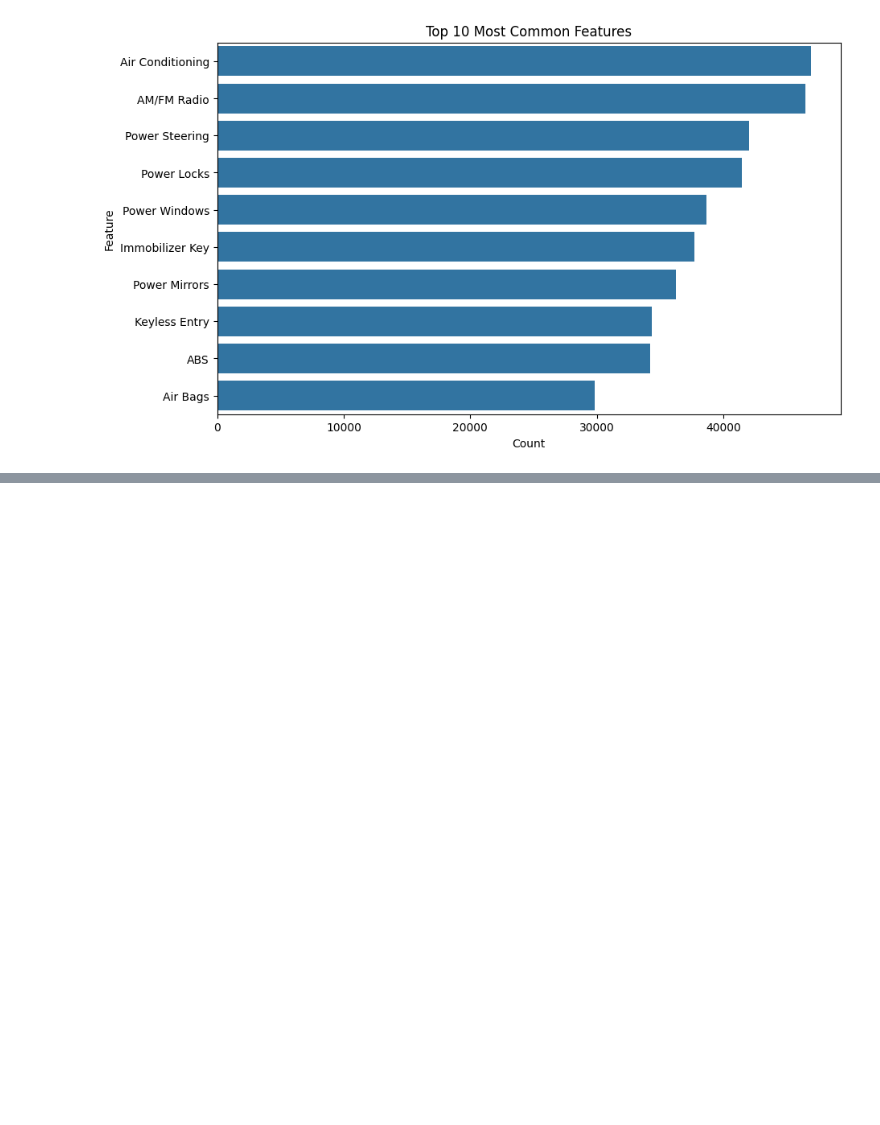
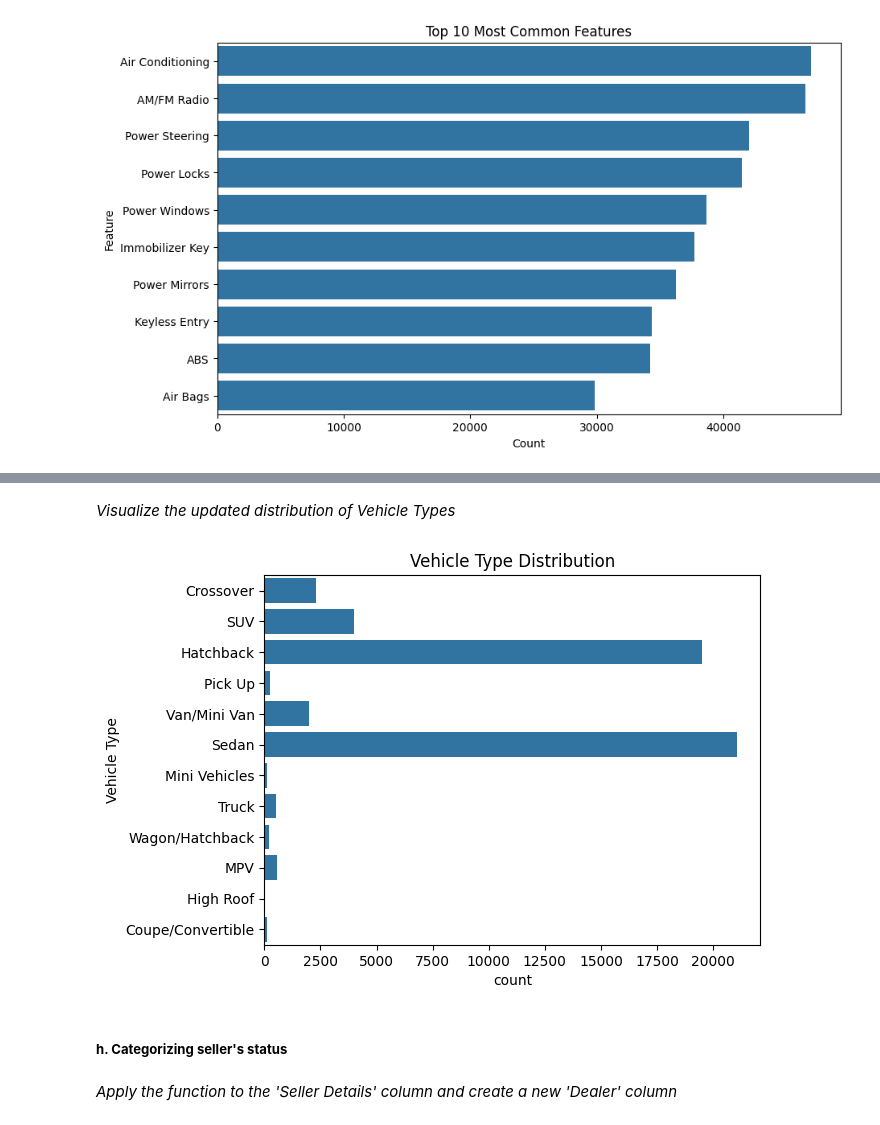
Before and after one commit to Muneeb-03/CS334-PakWheels-Project, a Jupyter notebook: project.ipynb, the cells around one changed output, grey strips where cells are left out. Cells and saved outputs as stored; diff of their text form; code cells hidden in the pictures; blank space fills up the shorter version.

```diff
--- a/project.ipynb
+++ b/project.ipynb
@@ -301,0 +335,2 @@ plt.show()
+# %%
+ads_df['Details'] = ads_df['Details'].apply(eval)
@@ -301,0 +339,5 @@ plt.show()
+# %%
+details_keys = set().union(*(d.keys() for d in ads_df['Details'].dropna()))
+
+for key in details_keys:
+    ads_df[key] = ads_df['Details'].apply(lambda x: x.get(key) if isinstance(x, dict) else None)
@@ -301,0 +356,18 @@ plt.show()
+# %%
+ads_df['Vehicle Type'] = ads_df['Vehicle Type'].replace({
+    'Micro Van': 'Van/Mini Van',
+    'Mini Van': 'Van/Mini Van',
+    'Van': 'Van/Mini Van',
+    'Compact sedan': 'Sedan',
+    'Compact SUV': 'SUV',
+    'Compact hatchback': 'Wagon/Hatchback',
+    'Station Wagon': 'Wagon/Hatchback',
+    'Subcompact hatchback': 'Wagon/Hatchback',
+    'Single Cabin': 'Truck',
+    'Double Cabin': 'Truck',
+    'Coupe': 'Coupe/Convertible',
+    'Convertible': 'Coupe/Convertible',
+    'Off-Road Vehicles': 'SUV'
+})
+
+ads_df['Vehicle Type'].value_counts()
@@ -301,0 +389,12 @@ plt.show()
+# %% [markdown]
+*Visualize the updated distribution of Vehicle Types*
+# %%
+sns.countplot(y=ads_df['Vehicle Type'])
+plt.title('Vehicle Type Distribution')
+plt.show()
+# %% [output]
+[figure, added]
+# %% [markdown]
+##### **h. Categorizing seller's status**
+# %% [markdown]
+*Apply the function to the 'Seller Details' column and create a new 'Dealer' column*
```
Also changed, not shown: parts of 83 cells of this notebook, 6 other files.
